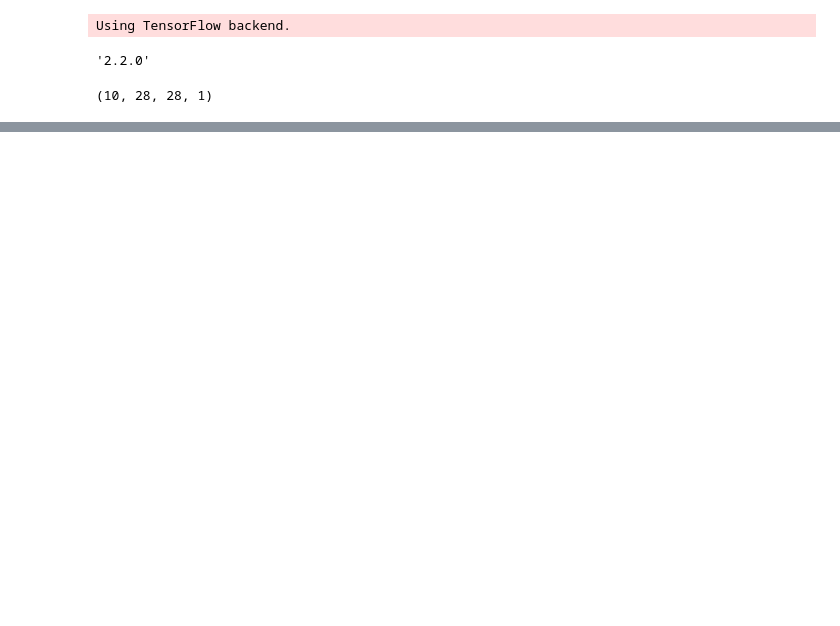
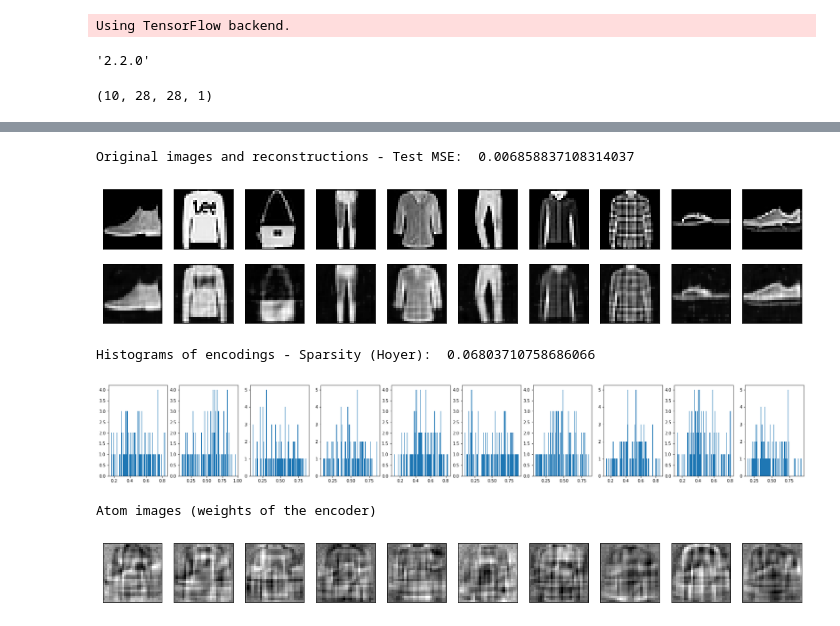
Before and after one commit to PonchonB/Mathematical_Morphologies_And_Deep_Learning, a Jupyter notebook: Notebooks/18_09_10_ShallowAE_PADO.ipynb, the cells around one changed output, grey strips where cells are left out. Cells and saved outputs as stored; diff of their text form; code cells hidden in the pictures; blank space fills up the shorter version.

```diff
--- a/Notebooks/18_09_10_ShallowAE_PADO.ipynb
+++ b/Notebooks/18_09_10_ShallowAE_PADO.ipynb
@@ -119,3 +115,3 @@ KeyboardInterrupt:
 # %%
-x_small_original = np.copy(x_small)
-x_small = morphoMaths.AMD_in_one_array(x_small[:,:,:,0], levels=5, step=1, init_step=1, add_original_images=False)
+x_small_PADO = morphoMaths.positive_decomposition_by_openings_by_rec(x_small[:,:,:,0], levels=5, step=1, init_step=1, add_original_images=True)
+x_small_PADO.shape
@@ -121,0 +120,3 @@ x_small = morphoMaths.AMD_in_one_array(x_small[:,:,:,0], levels=5, step=1, init_
+# %%
+results = pd.read_csv("../Results/ShallowAE/SeveralChannels/WithPADO/Simple/TestOutputs/18_09_11results")
+results
@@ -121,0 +126,15 @@ x_small = morphoMaths.AMD_in_one_array(x_small[:,:,:,0], levels=5, step=1, init_
+# %%
+AE = ShallowAE.load('18_09_11_dim100.h5', path_to_model_directory="../Results/ShallowAE/SeveralChannels/WithPADO/")
+print('Original images and reconstructions - Test MSE: ', results['test_error'][0])
+AE.plot_reconstructions(x_small_PADO, plot_input=True)
+print('Histograms of encodings - Sparsity (Hoyer): ', results['test_sparsity'][0])
+AE.plot_histograms_of_the_encoding(x_small_PADO)
+print('Atom images (weights of the encoder)')
+AE.plot_atoms_decoder(nb_to_plot=10)
+# %% [output]
+Original images and reconstructions - Test MSE:  0.006858837108314037
+[figure, added]
+Histograms of encodings - Sparsity (Hoyer):  0.06803710758686066
+[figure, added]
+Atom images (weights of the encoder)
+[figure, added]
```
Also changed, not shown: parts of 23 cells of this notebook, 3 other files.
